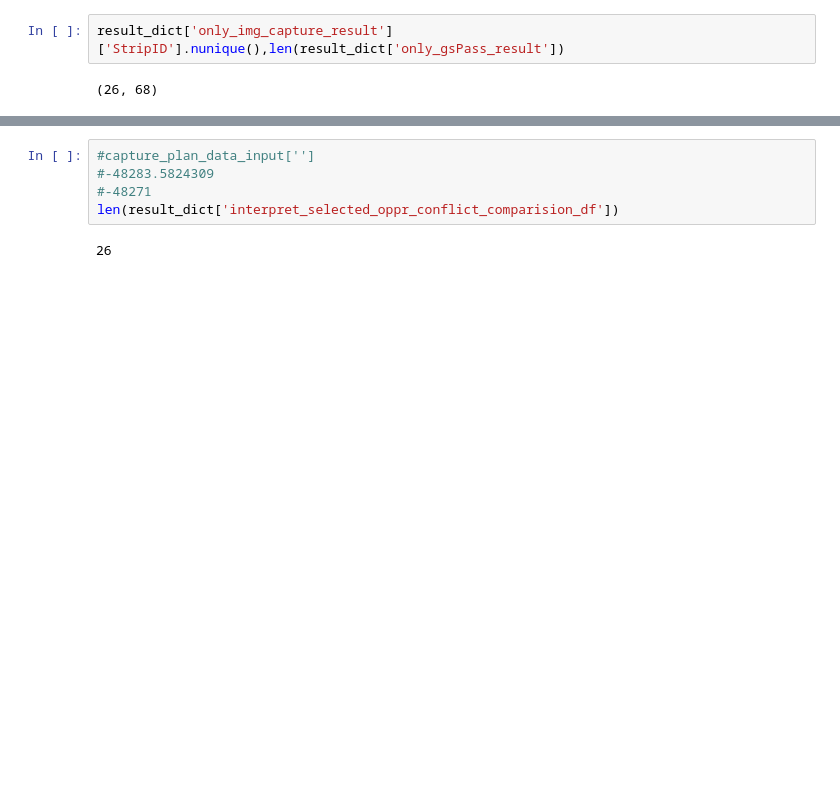
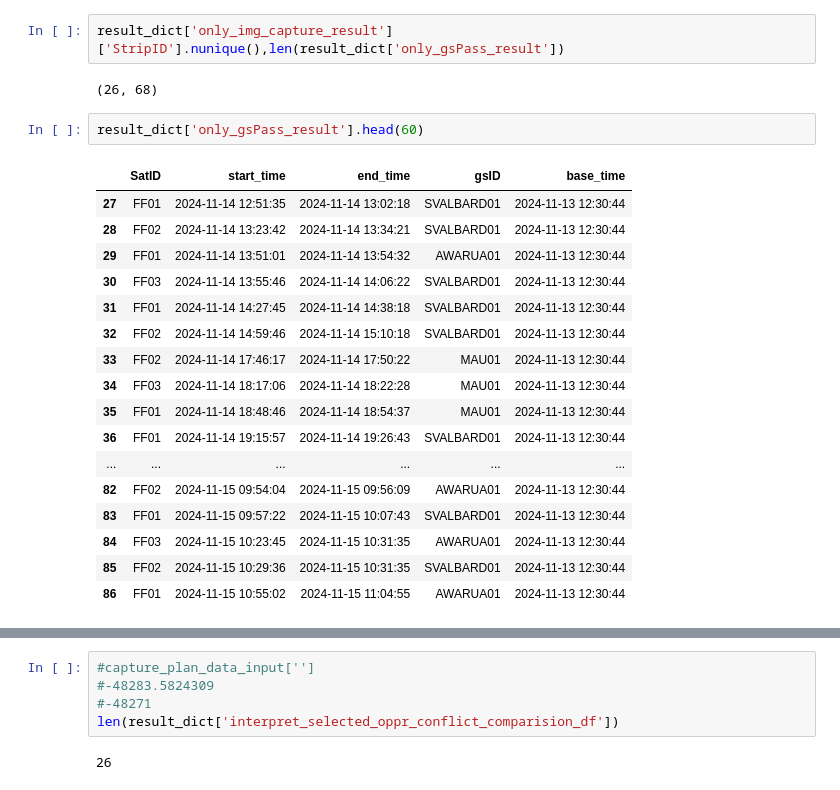
Before and after one commit to robinPixxel/APS_core_ff_demo, a Jupyter notebook: src/APS_Python_core/test.ipynb, the cells around one changed output, grey strips where cells are left out. Drawn from its saved outputs; the diff is of its cells as text; blank space fills up the shorter version.

```diff
--- a/src/APS_Python_core/test.ipynb
+++ b/src/APS_Python_core/test.ipynb
@@ -532,6 +555,26 @@ dict_keys(['only_readout_result', 'only_img_capture_result', 'only_gsPass_result
 result_dict['only_img_capture_result']['StripID'].nunique(),len(result_dict['only_gsPass_result'])
 # %% [output]
 (26, 68)
+# %%
+result_dict['only_gsPass_result'].head(60)
+# %% [output]
+|  | SatID | start_time | end_time | gsID | base_time |
+| 27 | FF01 | 2024-11-14 12:51:35 | 2024-11-14 13:02:18 | SVALBARD01 | 2024-11-13 12:30:44 |
+| 28 | FF02 | 2024-11-14 13:23:42 | 2024-11-14 13:34:21 | SVALBARD01 | 2024-11-13 12:30:44 |
+| 29 | FF01 | 2024-11-14 13:51:01 | 2024-11-14 13:54:32 | AWARUA01 | 2024-11-13 12:30:44 |
+| 30 | FF03 | 2024-11-14 13:55:46 | 2024-11-14 14:06:22 | SVALBARD01 | 2024-11-13 12:30:44 |
+| 31 | FF01 | 2024-11-14 14:27:45 | 2024-11-14 14:38:18 | SVALBARD01 | 2024-11-13 12:30:44 |
+| 32 | FF02 | 2024-11-14 14:59:46 | 2024-11-14 15:10:18 | SVALBARD01 | 2024-11-13 12:30:44 |
+| 33 | FF02 | 2024-11-14 17:46:17 | 2024-11-14 17:50:22 | MAU01 | 2024-11-13 12:30:44 |
+| 34 | FF03 | 2024-11-14 18:17:06 | 2024-11-14 18:22:28 | MAU01 | 2024-11-13 12:30:44 |
+| 35 | FF01 | 2024-11-14 18:48:46 | 2024-11-14 18:54:37 | MAU01 | 2024-11-13 12:30:44 |
+| 36 | FF01 | 2024-11-14 19:15:57 | 2024-11-14 19:26:43 | SVALBARD01 | 2024-11-13 12:30:44 |
+| ... | ... | ... | ... | ... | ... |
+| 82 | FF02 | 2024-11-15 09:54:04 | 2024-11-15 09:56:09 | AWARUA01 | 2024-11-13 12:30:44 |
+| 83 | FF01 | 2024-11-15 09:57:22 | 2024-11-15 10:07:43 | SVALBARD01 | 2024-11-13 12:30:44 |
+| 84 | FF03 | 2024-11-15 10:23:45 | 2024-11-15 10:31:35 | AWARUA01 | 2024-11-13 12:30:44 |
+| 85 | FF02 | 2024-11-15 10:29:36 | 2024-11-15 10:31:35 | SVALBARD01 | 2024-11-13 12:30:44 |
+| 86 | FF01 | 2024-11-15 10:55:02 | 2024-11-15 11:04:55 | AWARUA01 | 2024-11-13 12:30:44 |
 # %%
 A = result_dict['combined_result']
 A[A['SatID']=='FF02'].sort_values(by='start_time')
```
Also changed, not shown: parts of 6 cells of this notebook, 5 other files.
